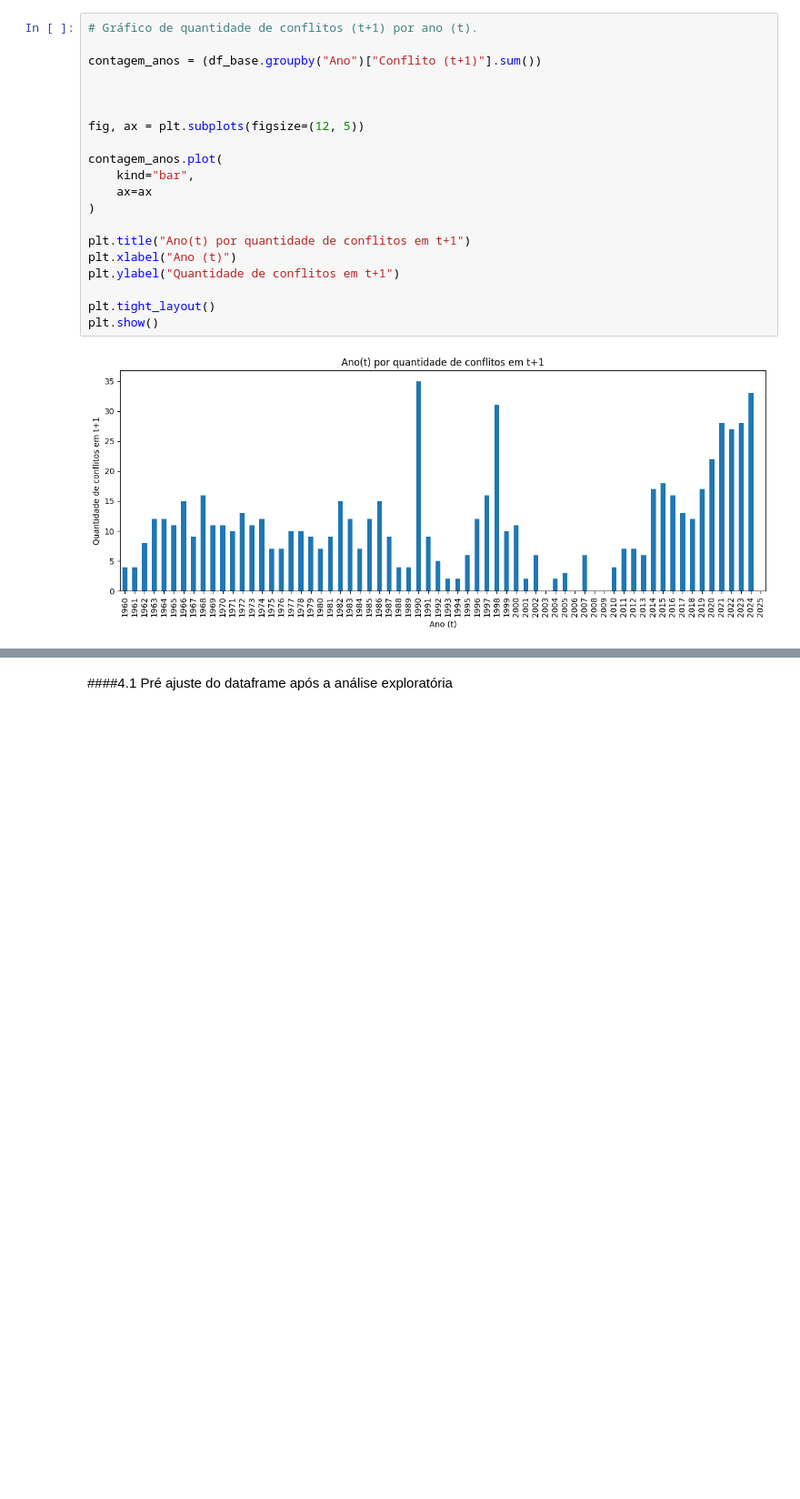
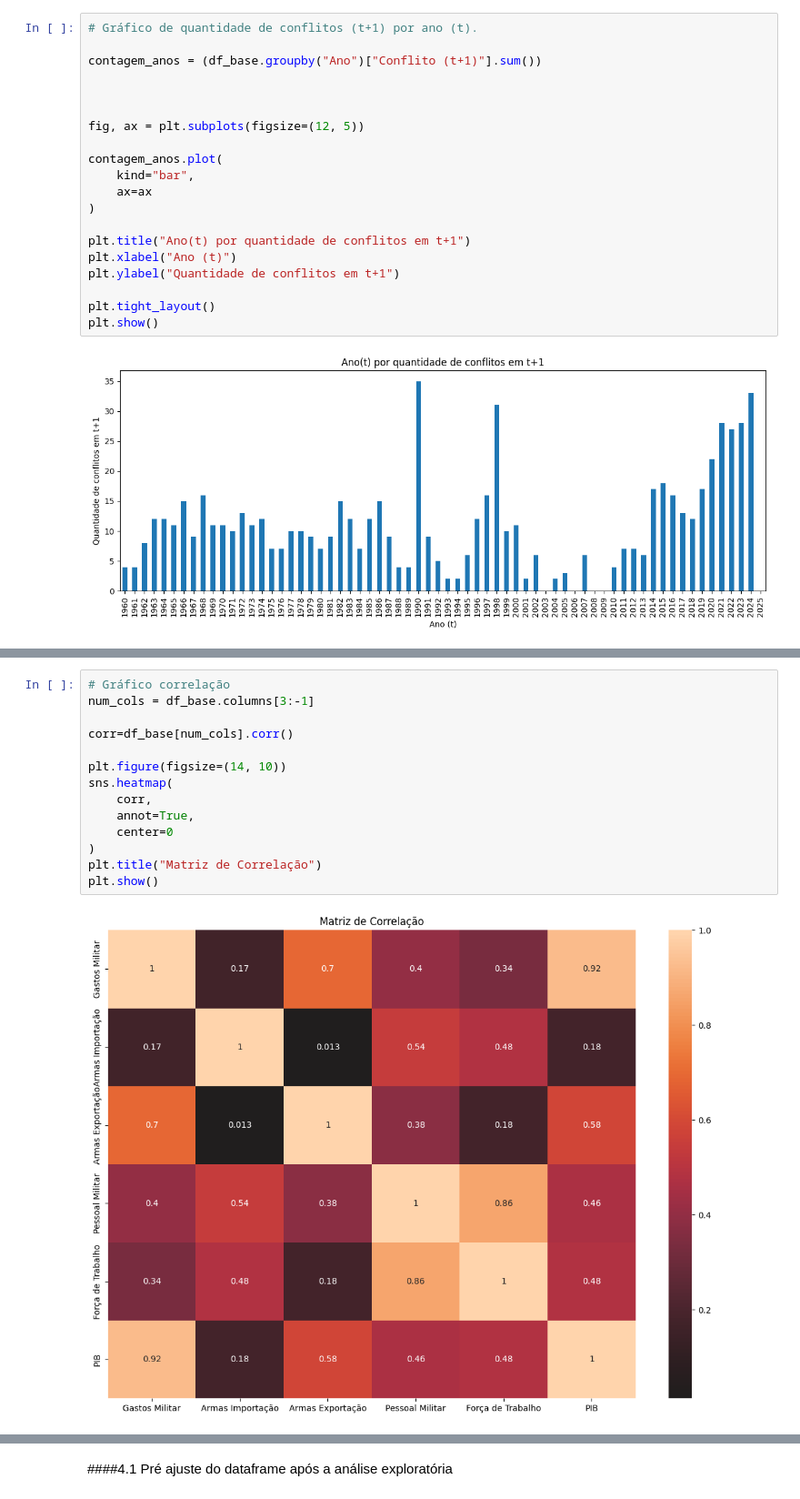
Before and after one commit to marcelastein/MVP-Classificacao_conflitos_militares, a Jupyter notebook: MVP_ML_Classificacao_de_conflitos.ipynb, the cells around one changed output, grey strips where cells are left out. Shown at 91% size. Cells and saved outputs as stored; diff of their text form; blank space fills up the shorter version.

```diff
--- a/MVP_ML_Classificacao_de_conflitos.ipynb
+++ b/MVP_ML_Classificacao_de_conflitos.ipynb
@@ -720,0 +579,16 @@ df_base[[ '% Força Militar']].boxplot(
+# %%
+# Gráfico correlação
+num_cols = df_base.columns[3:-1]
+
+corr=df_base[num_cols].corr()
+
+plt.figure(figsize=(14, 10))
+sns.heatmap(
+    corr,
+    annot=True,
+    center=0
+)
+plt.title("Matriz de Correlação")
+plt.show()
+# %% [output]
+[figure, added]
```
Also changed, not shown: parts of 53 cells of this notebook.
